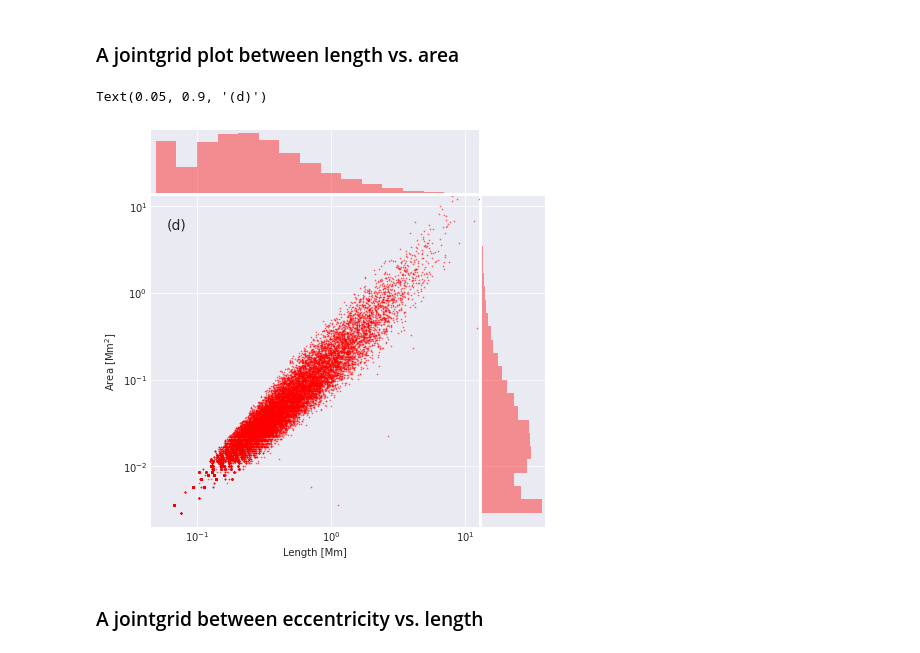
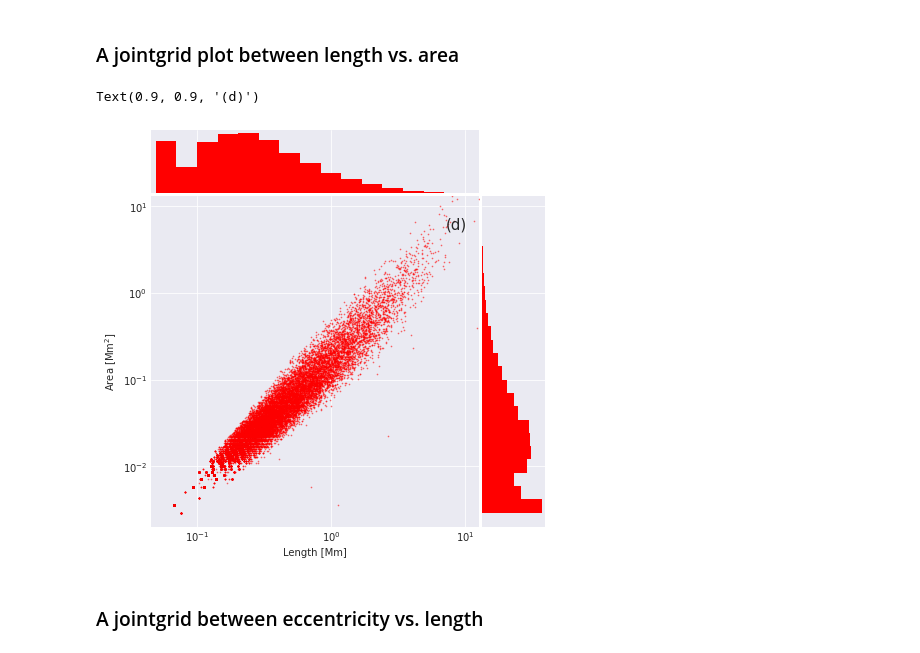
Before and after one commit to souvikita/Statistical-analysis-of-spicules, a Jupyter notebook: Notebooks/Dimensional_analysis_seaborn.ipynb, the cells around one changed output. Cells and saved outputs as stored; diff of their text form; code cells hidden in the pictures.

```diff
--- a/Notebooks/Dimensional_analysis_seaborn.ipynb
+++ b/Notebooks/Dimensional_analysis_seaborn.ipynb
@@ -173,27 +167,21 @@ Text(0.05, 0.9, '(b)')
 ### A jointgrid plot between length vs. area
 # %%
 #The bottom one is the best one
-g1 = sns.JointGrid(x=final_max_length_rre, y=final_area_rre,xlim=[0.045,final_max_length_rre.max()],ylim=[0.002,final_area_rre.max()],space=0.05)
-g1.plot_joint(plt.scatter, color='red', edgecolor='red',s=0.5,alpha=0.5)
-ax = g1.ax_joint
+g_d = sns.JointGrid(x=final_max_length_rre, y=final_area_rre,xlim=[0.045,final_max_length_rre.max()],ylim=[0.002,final_area_rre.max()],space=0.05)
+g_d.plot_joint(plt.scatter, color='red', edgecolor='red',s=0.5,alpha=0.5)
+ax = g_d.ax_joint
 ax.set_xscale('log')
 ax.set_yscale('log')
-#g = g.plot_marginals(sns.kdeplot, shade=True)
-g1.plot_marginals(sns.distplot, hist=True, kde=False, color='red',bins=np.logspace(-2.54,np.log10(10),24))
-#g.ax_marg_x.hist(final_area_rre, color="b", alpha=.6,
-                     #bins=np.logspace(-2.54,np.log10(10),500))
-#g.ax_marg_y.hist(final_max_length_rre, color="r", alpha=.6,
-                     #orientation="horizontal",
-                     #bins=np.logspace(-2.54,np.log10(10),500))
-#g = g.plot_marginals(sns.kdeplot, shade=True,color='blue')
+#g1.plot_marginals(sns.distplot, hist=True, kde=False, color='red',bins=np.logspace(-2.54,np.log10(10),24))
 
-
-g1.ax_marg_x.set_xscale('log')
-g1.ax_marg_y.set_yscale('log')
-g1.set_axis_labels('Length [Mm]','Area [Mm$^{2}$]')
-ax.text(0.05,0.9,'(d)',fontsize=14, transform=ax.transAxes)
+g_d.ax_marg_x.hist(final_max_length_rre, bins=np.logspace(-2.54,np.log10(10),24),color='red')
+g_d.ax_marg_y.hist(final_area_rre, bins=np.logspace(-2.54,np.log10(10),24),color='red',orientation='horizontal')
+g_d.ax_marg_x.set_xscale('log')
+g_d.ax_marg_y.set_yscale('log')
+g_d.set_axis_labels('Length [Mm]','Area [Mm$^{2}$]')
+ax.text(0.9,0.9,'(d)',fontsize=15, transform=ax.transAxes)
 # %% [output]
-Text(0.05, 0.9, '(d)')
+Text(0.9, 0.9, '(d)')
-[figure, old version]
+[figure, new version]
 # %% [markdown]
 ### A jointgrid between eccentricity vs. length
```
Also changed, not shown: parts of 25 cells of this notebook.
